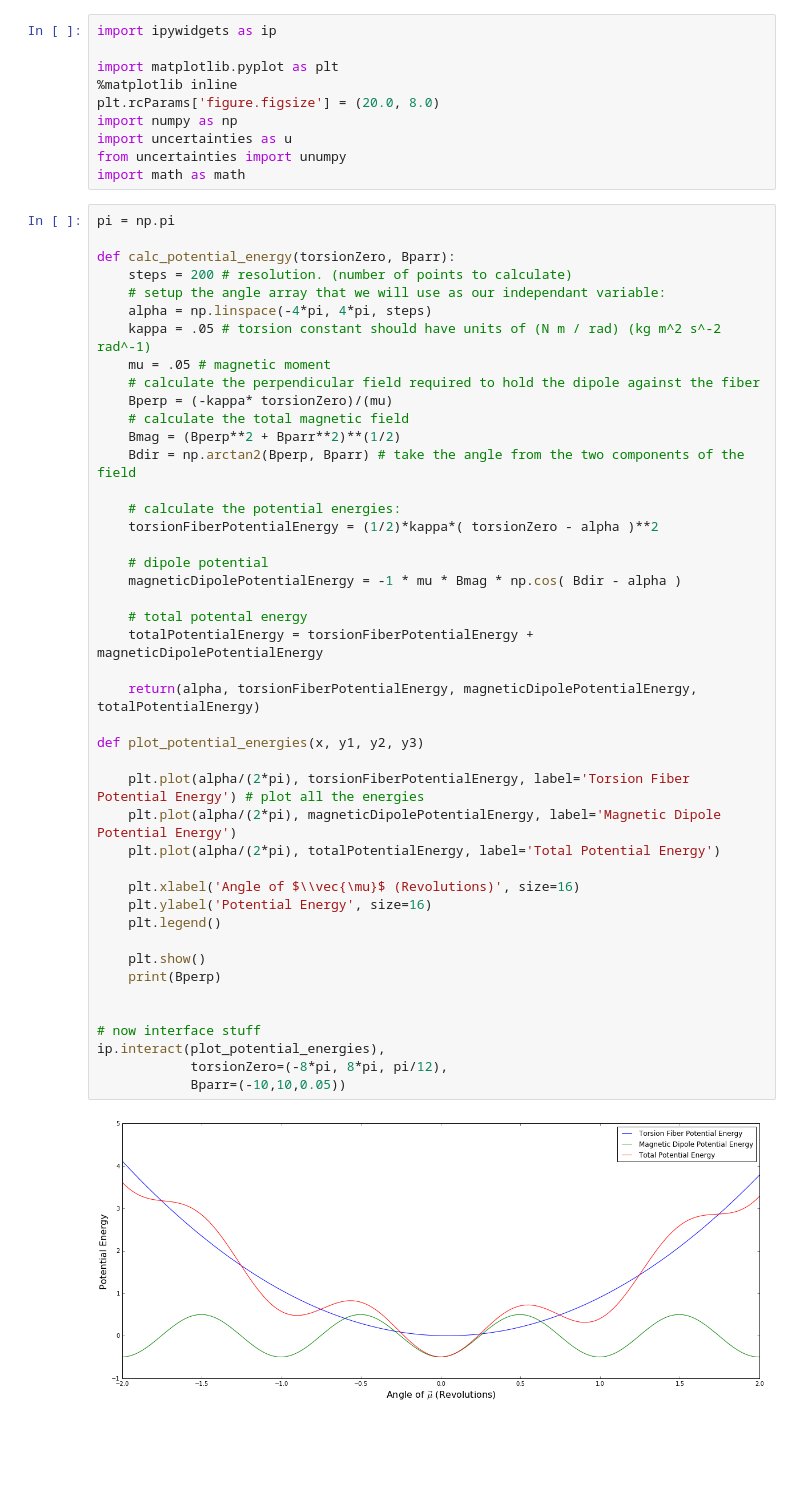
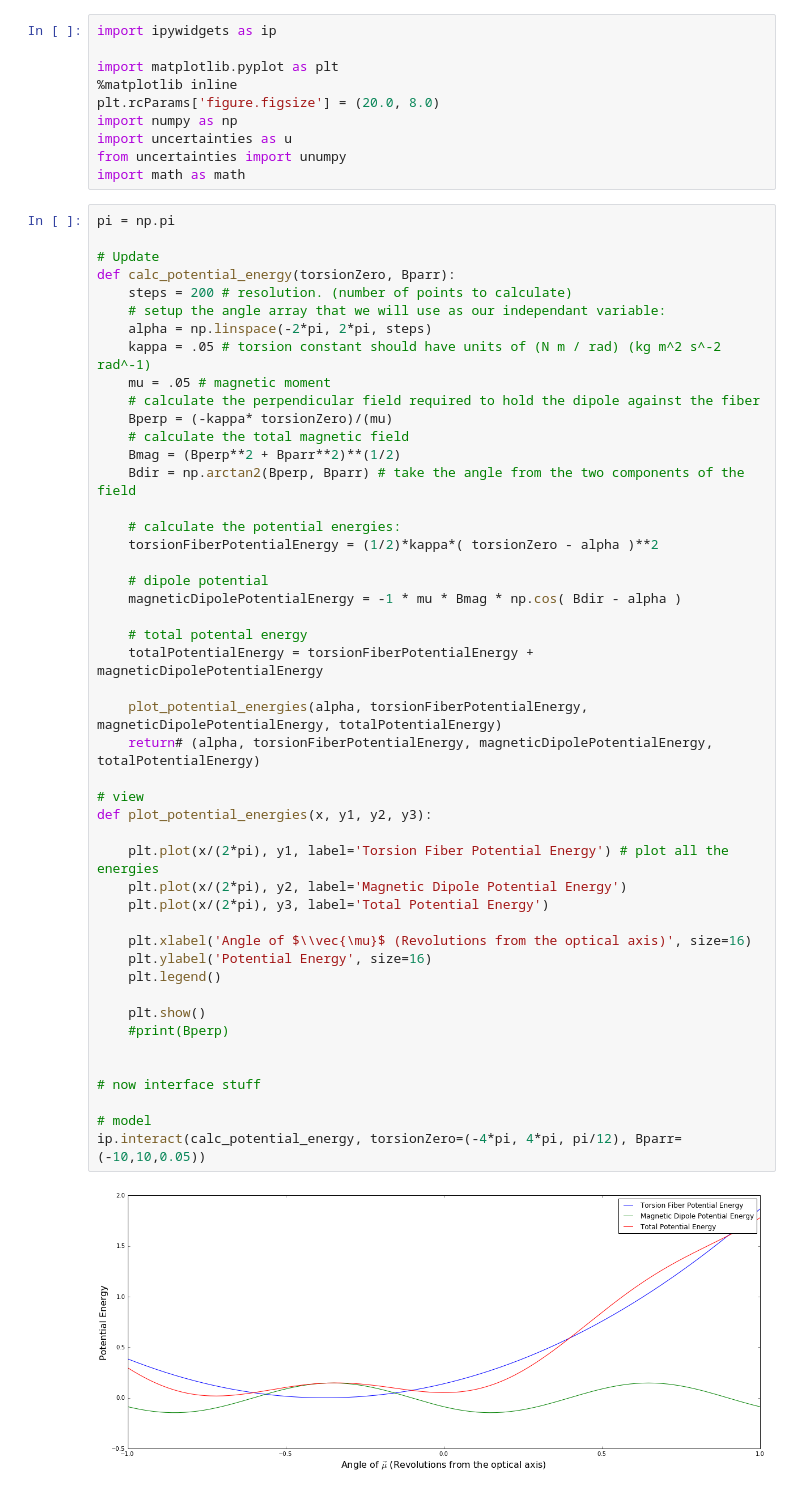
Before and after one commit to AlexanderKnight/TorsionPendulumCalibration, a Jupyter notebook: jupyter notebooks/Equilibrium Positions of the Magnetic Torsion Pendulum In the Field vs Frequency Experement.ipynb, the cells around one changed output. Saved outputs shown, nothing was run; the diff lists cells and outputs as text; blank space fills up the shorter version.

Commit message:
added field potential enrergy simulations
with sliders
updated powersupply a bit

```diff
--- a/jupyter notebooks/Equilibrium Positions of the Magnetic Torsion Pendulum In the Field vs Frequency Experement.ipynb
+++ b/jupyter notebooks/Equilibrium Positions of the Magnetic Torsion Pendulum In the Field vs Frequency Experement.ipynb
@@ -11,46 +11,49 @@ import math as math
 # %%
 pi = np.pi
 
+# Update
 def calc_potential_energy(torsionZero, Bparr):
     steps = 200 # resolution. (number of points to calculate)
     # setup the angle array that we will use as our independant variable:
-    alpha = np.linspace(-4*pi, 4*pi, steps)
+    alpha = np.linspace(-2*pi, 2*pi, steps)
     kappa = .05 # torsion constant should have units of (N m / rad) (kg m^2 s^-2 rad^-1)
     mu = .05 # magnetic moment
     # calculate the perpendicular field required to hold the dipole against the fiber
     Bperp = (-kappa* torsionZero)/(mu)
     # calculate the total magnetic field
     Bmag = (Bperp**2 + Bparr**2)**(1/2)
     Bdir = np.arctan2(Bperp, Bparr) # take the angle from the two components of the field
 
     # calculate the potential energies:
     torsionFiberPotentialEnergy = (1/2)*kappa*( torsionZero - alpha )**2
 
     # dipole potential
     magneticDipolePotentialEnergy = -1 * mu * Bmag * np.cos( Bdir - alpha )
 
     # total potental energy
     totalPotentialEnergy = torsionFiberPotentialEnergy + magneticDipolePotentialEnergy
 
-    return(alpha, torsionFiberPotentialEnergy, magneticDipolePotentialEnergy, totalPotentialEnergy)
+    plot_potential_energies(alpha, torsionFiberPotentialEnergy, magneticDipolePotentialEnergy, totalPotentialEnergy)
+    return# (alpha, torsionFiberPotentialEnergy, magneticDipolePotentialEnergy, totalPotentialEnergy)
 
-def plot_potential_energies(x, y1, y2, y3)
+# view
+def plot_potential_energies(x, y1, y2, y3):
 
-    plt.plot(alpha/(2*pi), torsionFiberPotentialEnergy, label='Torsion Fiber Potential Energy') # plot all the energies
-    plt.plot(alpha/(2*pi), magneticDipolePotentialEnergy, label='Magnetic Dipole Potential Energy')
-    plt.plot(alpha/(2*pi), totalPotentialEnergy, label='Total Potential Energy')
+    plt.plot(x/(2*pi), y1, label='Torsion Fiber Potential Energy') # plot all the energies
+    plt.plot(x/(2*pi), y2, label='Magnetic Dipole Potential Energy')
+    plt.plot(x/(2*pi), y3, label='Total Potential Energy')
 
-    plt.xlabel('Angle of $\\vec{\mu}$ (Revolutions)', size=16)
+    plt.xlabel('Angle of $\\vec{\mu}$ (Revolutions from the optical axis)', size=16)
     plt.ylabel('Potential Energy', size=16)
     plt.legend()
 
     plt.show()
-    print(Bperp)
+    #print(Bperp)
 
 
 # now interface stuff
-ip.interact(plot_potential_energies),
-            torsionZero=(-8*pi, 8*pi, pi/12),
-            Bparr=(-10,10,0.05))
+
+# model
+ip.interact(calc_potential_energy, torsionZero=(-4*pi, 4*pi, pi/12), Bparr=(-10,10,0.05))
 # %% [output]
-[figure, old version]
+[figure, new version]
```
Also changed, not shown: parts of 2 cells of this notebook, 7 other files.
